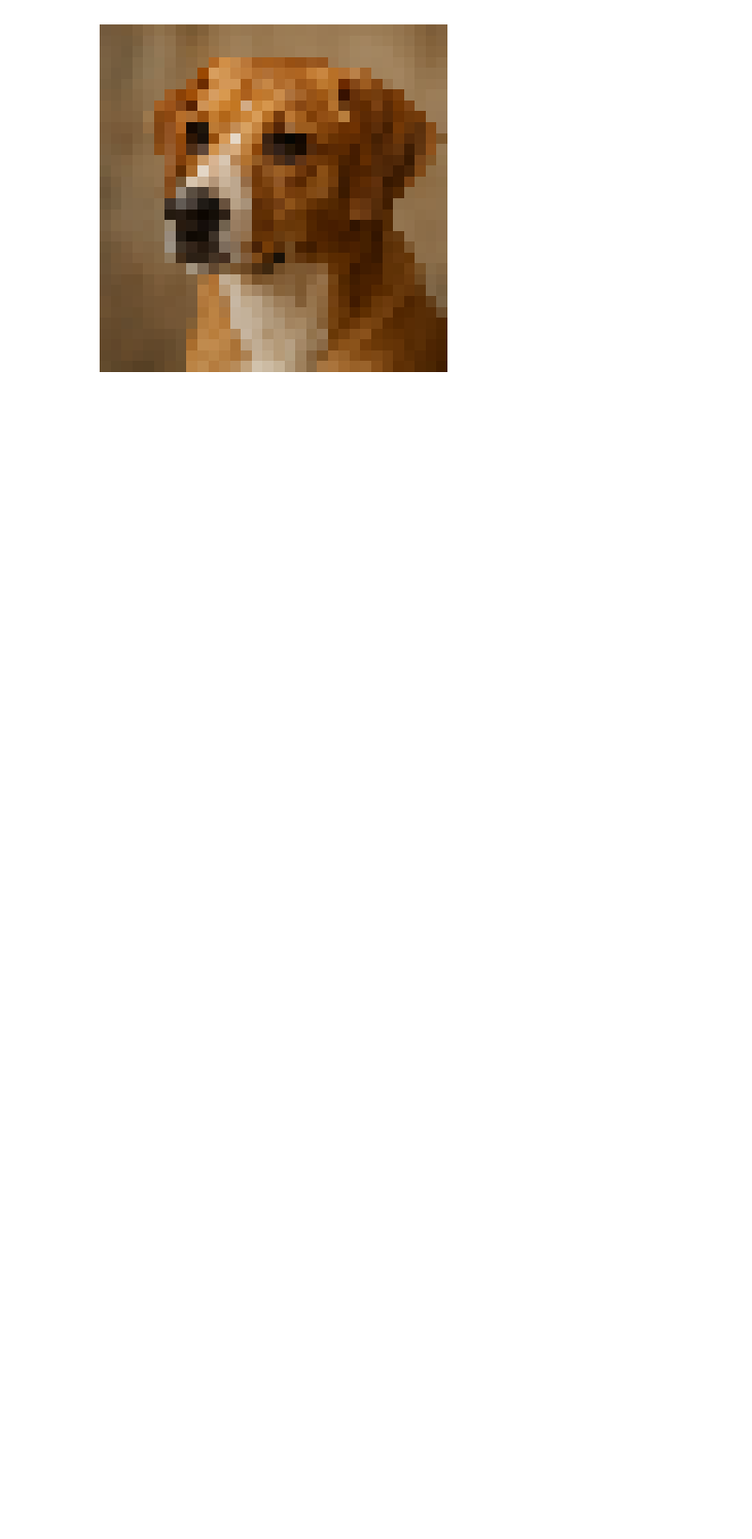
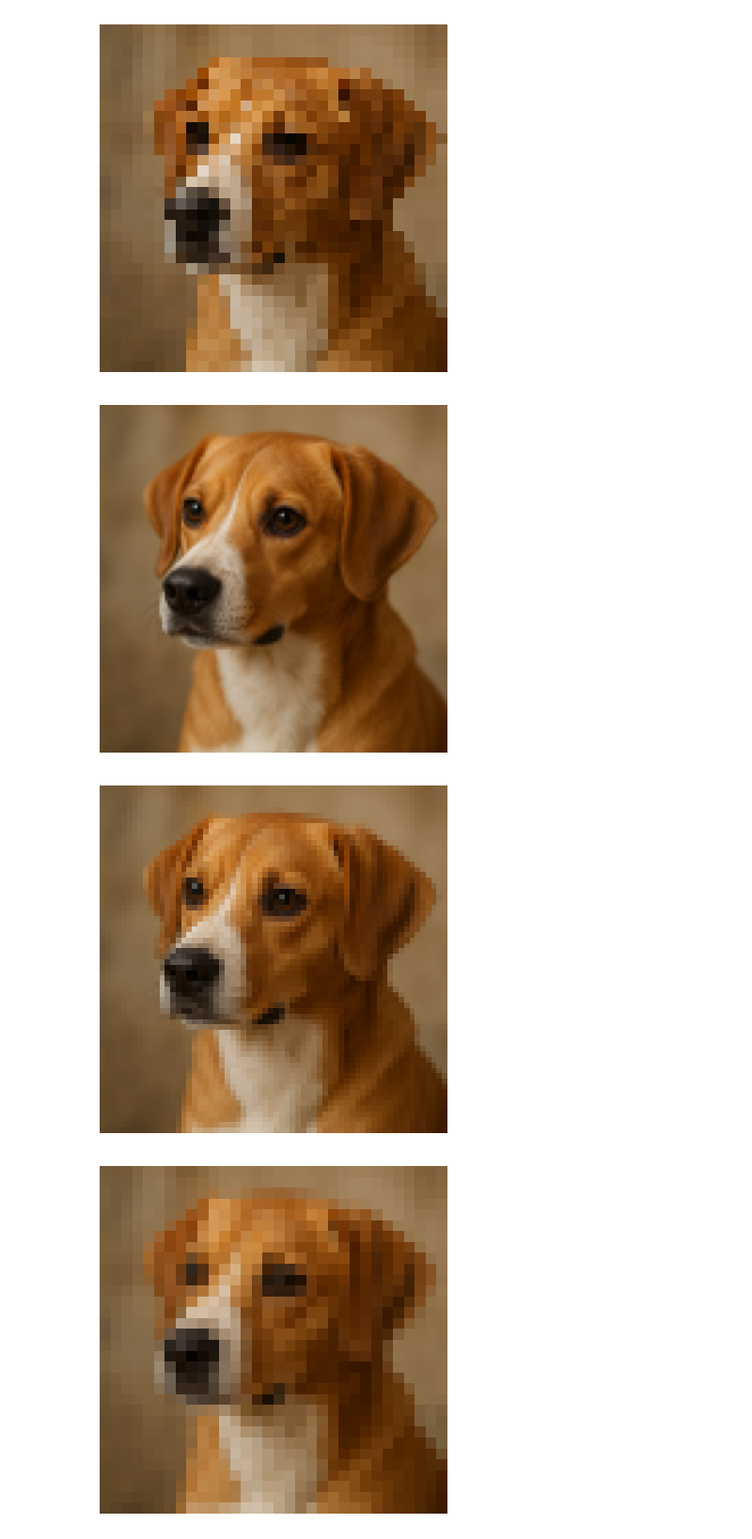
Before and after one commit to Shama-Ashraf/CVBasic, a Jupyter notebook: Learning_event2.ipynb, the cells around one changed output. Shown: that part at 94% size. Drawn from its saved outputs; the diff is of its cells as text; code cells hidden in the pictures; blank space fills up the shorter version.

```diff
--- a/Learning_event2.ipynb
+++ b/Learning_event2.ipynb
@@ -28,13 +28,34 @@ plt.show()
 # %% [output]
 [figure]
 # %%
+import numpy as np
 def downsample_by_two(img_in):
     h_input, w_input, c_input = img_in.shape
     img_lr = np.zeros(shape=(h_input//2, w_input//2, c_input), dtype=np.uint8)
 
-    for j in range(h_input//2):
-        for i in range(w_input//2):
-            for c in range(c_input):
-                img_lr[j, i, c] = img_in[j*2, i*2, c]
-
+    for j in range(0,h_input//2):
+        for i in range(0,w_input//2):
+            for c in range(0,c_input):
+                pixel1=img_in[j*2, i*2, c].astype(np.uint32)
+                pixel2=img_in[j*2+1, i*2, c].astype(np.uint32)
+                pixel3=img_in[j*2, i*2+1, c].astype(np.uint32)
+                pixel4=img_in[j*2+1, i*2+1, c].astype(np.uint32)
+                sum = (pixel1+pixel2+pixel3+pixel4) //4
+                img_lr[j, i, c] = sum.astype(np.uint8)
     return img_lr
+img_rgb_128 = downsample_by_two(img_rgb)
+plt.imshow(img_rgb_128)
+plt.axis("off")
+plt.show()
+img_rgb_64 = downsample_by_two(img_rgb_128)
+plt.imshow(img_rgb_64)
+plt.axis("off")
+plt.show()
+img_rgb_32 = downsample_by_two(img_rgb_64)
+plt.imshow(img_rgb_32)
+plt.axis("off")
+plt.show()
+# %% [output]
+[figure, added]
+[figure, added]
+[figure, added]
```
Also changed, not shown: parts of 4 cells of this notebook.
